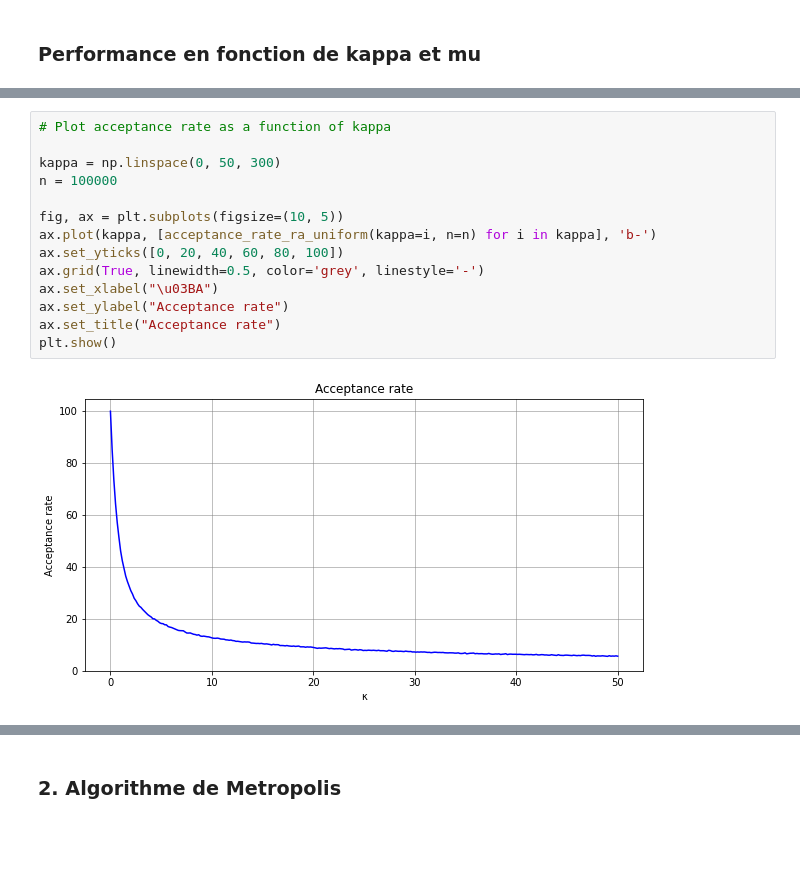
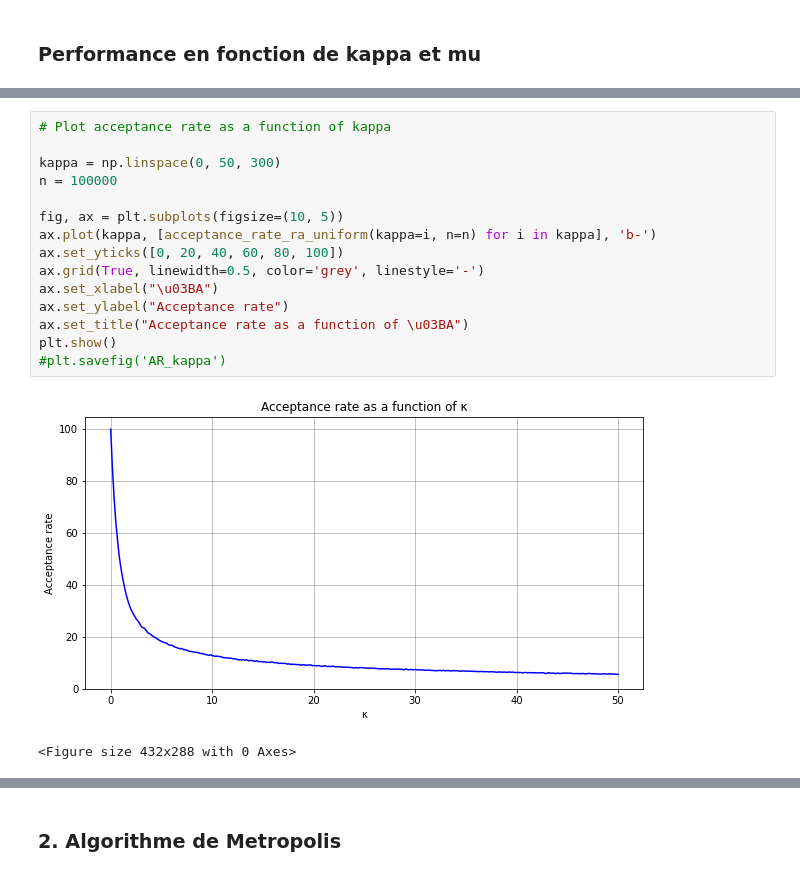
Before and after one commit to emanieluu/Projet_Monte_Carlo_ENSAE_2A_S2, a Jupyter notebook: Projet-Monte-Carlo.ipynb, the cells around one changed output, grey strips where cells are left out. Saved outputs shown, nothing was run; the diff lists cells and outputs as text; blank space fills up the shorter version.

```diff
--- a/Projet-Monte-Carlo.ipynb
+++ b/Projet-Monte-Carlo.ipynb
@@ -104,19 +106,21 @@ acceptance_rate_ra_uniform(kappa=1, n= 100000)
 # %%
 # Plot acceptance rate as a function of kappa
 
 kappa = np.linspace(0, 50, 300)
 n = 100000
 
 fig, ax = plt.subplots(figsize=(10, 5))
 ax.plot(kappa, [acceptance_rate_ra_uniform(kappa=i, n=n) for i in kappa], 'b-')
 ax.set_yticks([0, 20, 40, 60, 80, 100])
 ax.grid(True, linewidth=0.5, color='grey', linestyle='-')
 ax.set_xlabel("\u03BA")
 ax.set_ylabel("Acceptance rate")
-ax.set_title("Acceptance rate")
+ax.set_title("Acceptance rate as a function of \u03BA")
 plt.show()
+#plt.savefig('AR_kappa')
 # %% [output]
-[figure, old version]
+[figure, new version]
+<Figure size 432x288 with 0 Axes>
 # %%
 # Plot acceptance rate as a function of mu
 
```
Also changed, not shown: parts of 12 cells of this notebook.
